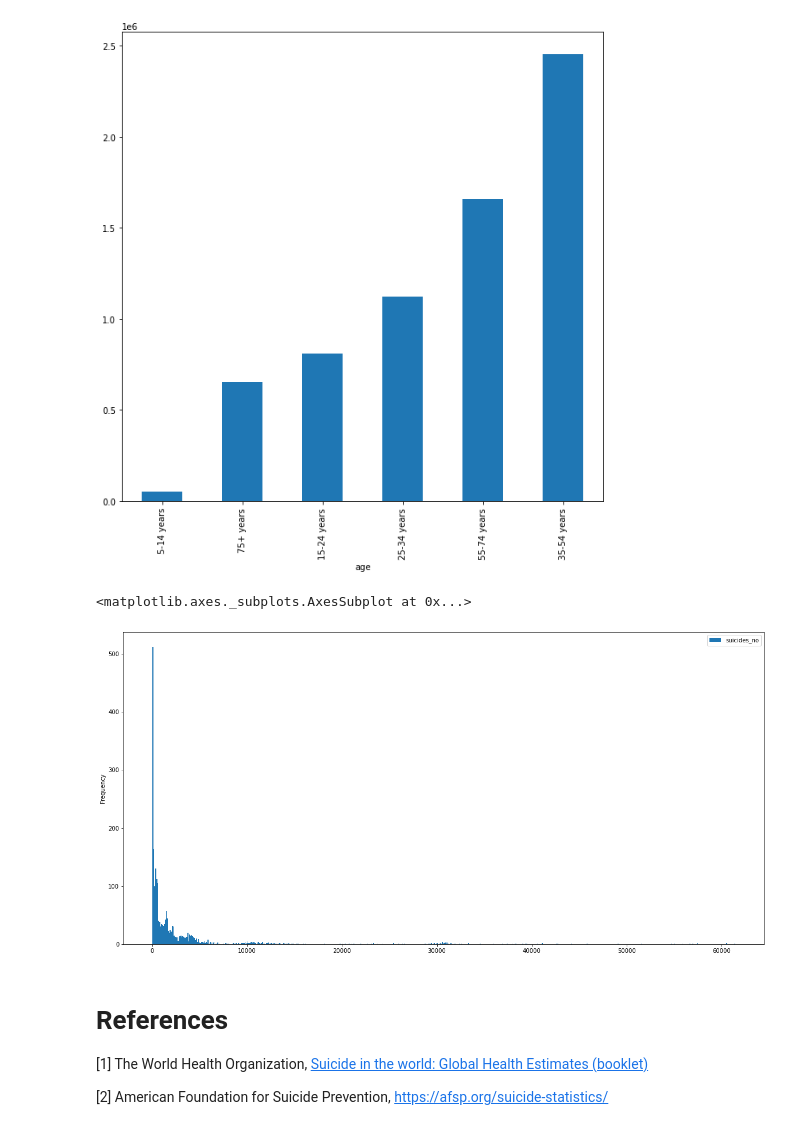
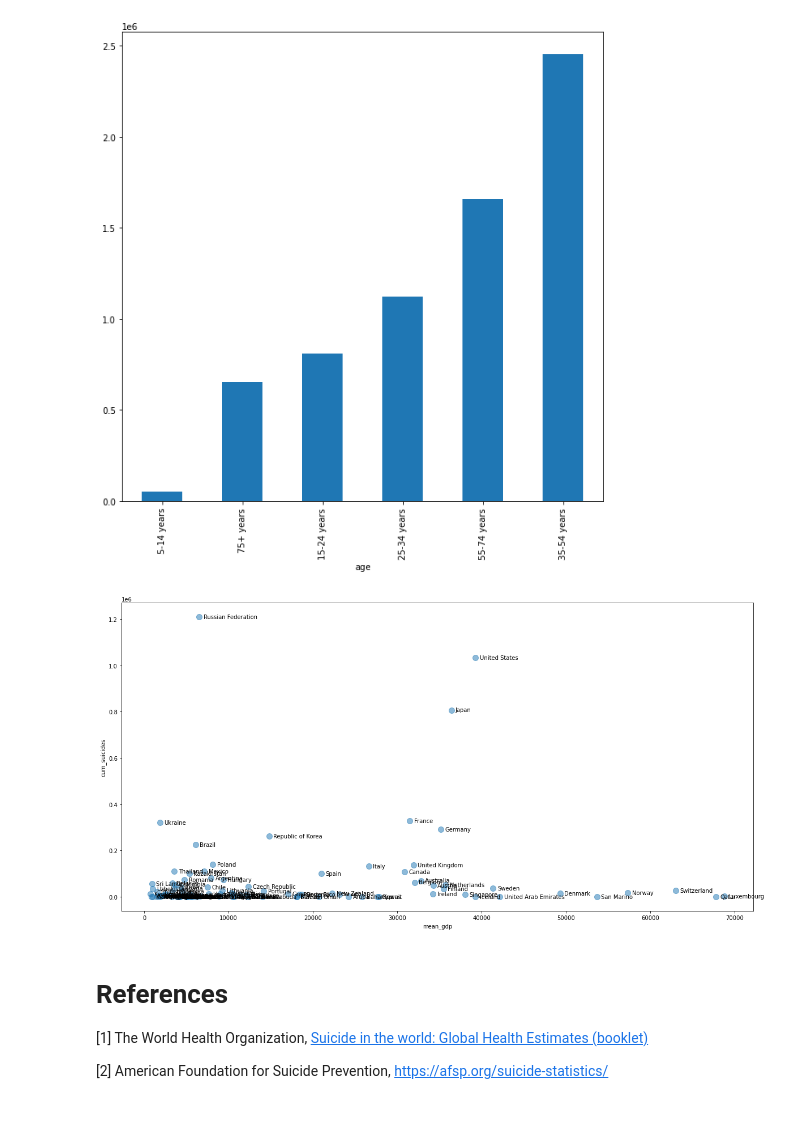
Before and after one commit to MurphyPone/CS-3654-final, a Jupyter notebook: Project2.ipynb, the cells around one changed output. Cells and saved outputs as stored; diff of their text form; code cells hidden in the pictures.

Commit message:
fleshed out some todos

```diff
--- a/Project2.ipynb
+++ b/Project2.ipynb
@@ -380,11 +401,21 @@ df_by_age.plot.bar('suicides_no', ax=ax, figsize=(10,10))
 # %%
 # cumulative suicides by age gdp per capita --> the lower the gdp, the higher the cum. suicides? I don't think this is correct...
 fig, ax = plt.subplots()
 
-df_by_gdp_pc = pd.DataFrame(data_by_gdp_pc['suicides_no'].sum())
-df_by_gdp_pc = df_by_gdp_pc.sort_values('suicides_no')
-df_by_gdp_pc
-df_by_gdp_pc.plot.hist('suicides_no', bins=600, ax=ax, figsize=(20,10))
+df_by_gdp_pc = pd.DataFrame()
+df_by_gdp_pc['mean_gdp'] = data_by_country['gdp_per_capita ($)'].mean()
+df_by_gdp_pc['cum_suicides'] = data_by_country['suicides_no'].sum()
+df_by_gdp_pc = df_by_gdp_pc.sort_values('mean_gdp')
+#df_by_gdp_pc
+# df_by_gdp_pc.plot.scatter(x='suicides_no', bins=600, ax=ax, figsize=(20,10))
+
+# todo make this plot interactive: onhover show index name
+
+df_by_gdp_pc.plot.scatter(x='mean_gdp', y='cum_suicides', ax=ax, s=100, alpha=0.5, figsize=(20,10))
+
+for index, row in df_by_gdp_pc.iterrows():
+    row = list(row)
+    x, y = row[0], row[1]
+    ax.text(x, y, index, ha='left', va='center', position=(x+500,y))
 # %% [output]
-<matplotlib.axes._subplots.AxesSubplot at 0x...>
-[figure, old version]
+[figure, new version]
```
Also changed, not shown: parts of 4 cells of this notebook.
